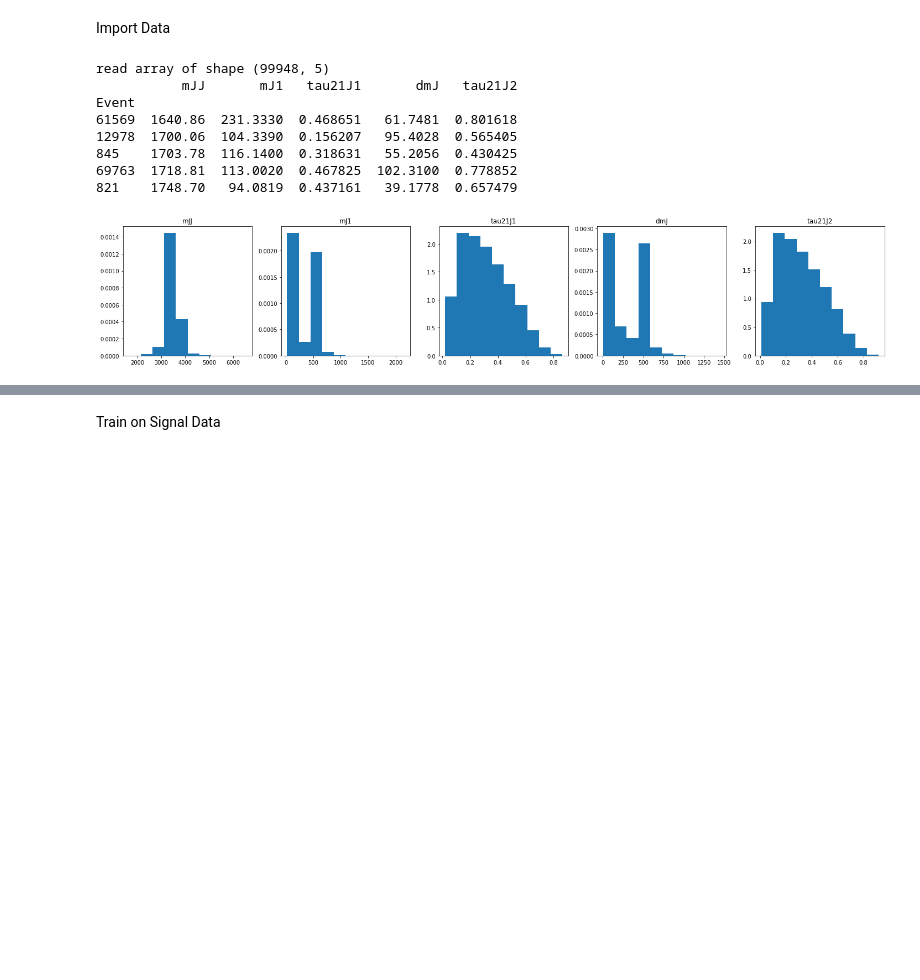
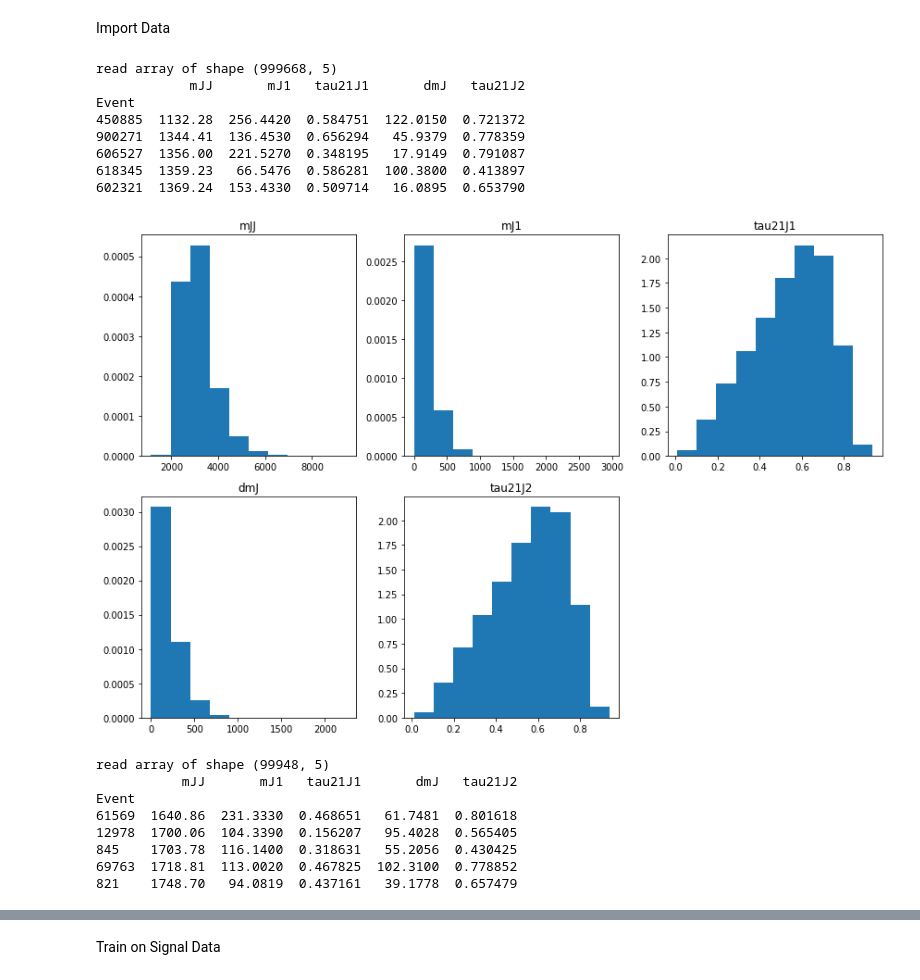
Before and after one commit to matteoettam09/i-flow, a Jupyter notebook: DensityEstimation/RnD_dataset.ipynb, the cells around one changed output, grey strips where cells are left out. Saved outputs shown, nothing was run; the diff lists cells and outputs as text; code cells hidden in the pictures; blank space fills up the shorter version.

```diff
--- a/DensityEstimation/RnD_dataset.ipynb
+++ b/DensityEstimation/RnD_dataset.ipynb
@@ -217,17 +303,25 @@ def train_iflow(list_by_minv,M=3800, deltaM=100, issig=True, batchsize=200,lr=1e
 # %% [markdown]
 Import Data
 # %%
-#bkgname="rndbkgout.txt"
-bbname="rndsigout.txt"
-#bkglist=prepare_mother_list(bkgname)
-bblist=prepare_mother_list(bbname)
+bkgname="rndbkgout.txt"
+signame="rndsigout.txt"
+bkglist=prepare_mother_list(bkgname)
+siglist=prepare_mother_list(signame)
 # %% [output]
-read array of shape (99948, 5)
-           mJJ       mJ1   tau21J1       dmJ   tau21J2
+read array of shape (999668, 5)
+            mJJ       mJ1   tau21J1       dmJ   tau21J2
 Event
-61569  1640.86  231.3330  0.468651   61.7481  0.801618
-12978  1700.06  104.3390  0.156207   95.4028  0.565405
-845    1703.78  116.1400  0.318631   55.2056  0.430425
-69763  1718.81  113.0020  0.467825  102.3100  0.778852
-821    1748.70   94.0819  0.437161   39.1778  0.657479
+450885  1132.28  256.4420  0.584751  122.0150  0.721372
+900271  1344.41  136.4530  0.656294   45.9379  0.778359
+606527  1356.00  221.5270  0.348195   17.9149  0.791087
+618345  1359.23   66.5476  0.586281  100.3800  0.413897
+602321  1369.24  153.4330  0.509714   16.0895  0.653790
-[figure, old version]
+[figure, new version]
+read array of shape (99948, 5)
+           mJJ       mJ1   tau21J1       dmJ   tau21J2
+Event
+61569  1640.86  231.3330  0.468651   61.7481  0.801618
+12978  1700.06  104.3390  0.156207   95.4028  0.565405
+845    1703.78  116.1400  0.318631   55.2056  0.430425
+69763  1718.81  113.0020  0.467825  102.3100  0.778852
+821    1748.70   94.0819  0.437161   39.1778  0.657479
```
Also changed, not shown: parts of 10 cells of this notebook.
